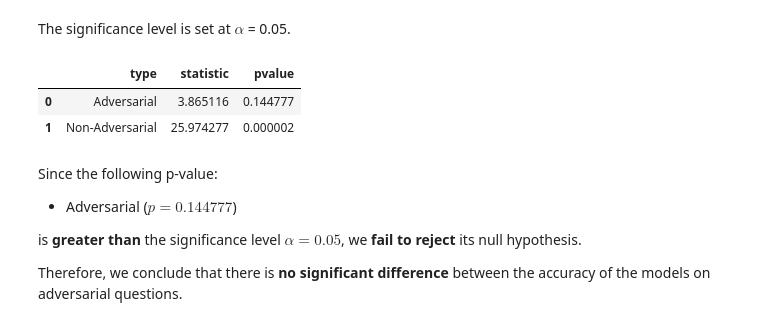
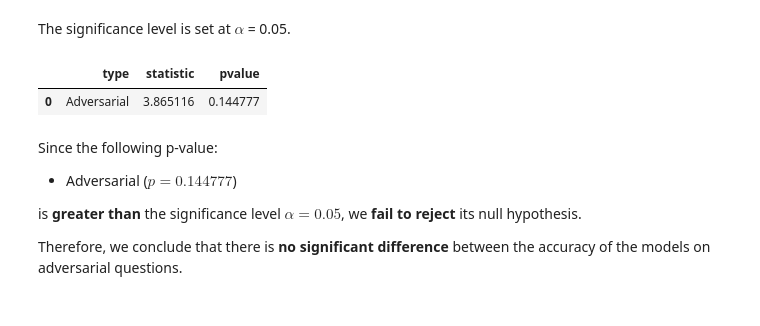
Before and after one commit to Dawsxn/CSMODEL_MCO, a Jupyter notebook: phase_2.ipynb, the cells around one changed output. Drawn from its saved outputs; the diff is of its cells as text; code cells hidden in the pictures.

```diff
--- a/phase_2.ipynb
+++ b/phase_2.ipynb
@@ -209,11 +422,11 @@ for type, type_df in type_dfs.items():
     })
 
 friedman_df = pd.DataFrame(friedman_results).round(8)
-friedman_df
-# %% [output]
-|  | type | statistic | pvalue |
-| 0 | Adversarial | 3.865116 | 0.144777 |
-| 1 | Non-Adversarial | 25.974277 | 0.000002 |
+# %%
+friedman_df[friedman_df['pvalue'] > alpha]
+# %% [output]
+|  | type | statistic | pvalue |
+| 0 | Adversarial | 3.865116 | 0.144777 |
 # %% [markdown]
 Since the following p-value:
 
```
Also changed, not shown: parts of 162 cells of this notebook.
